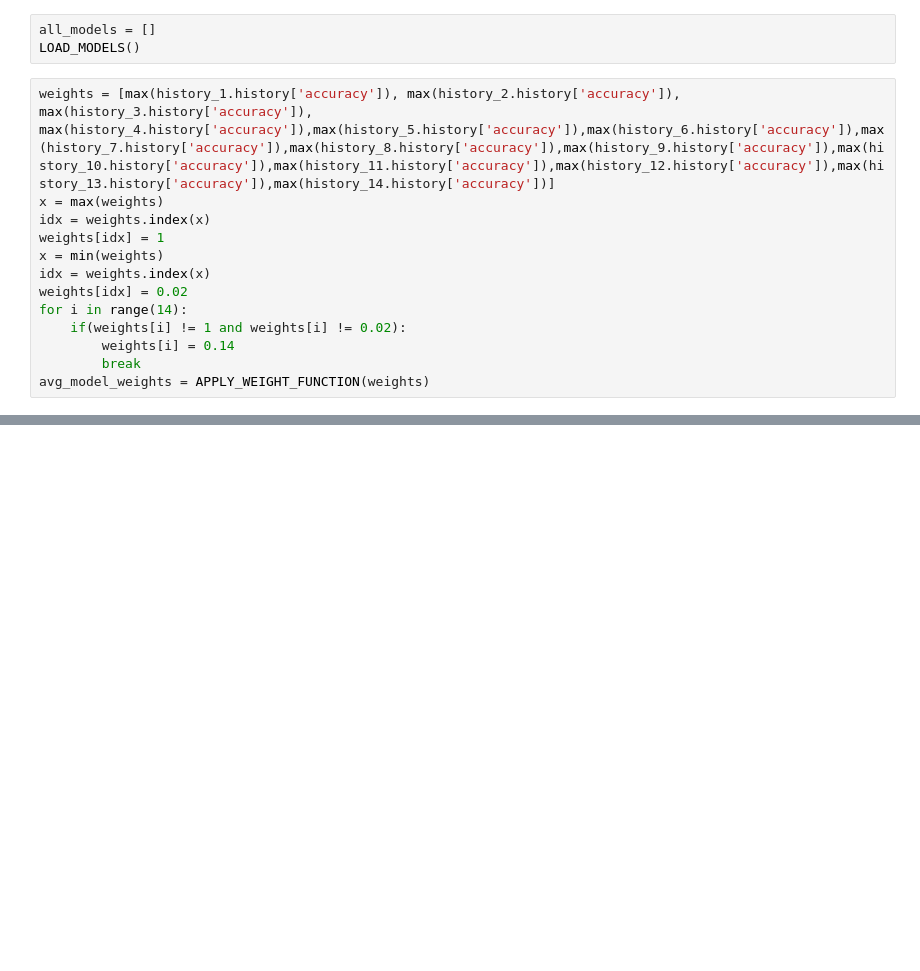
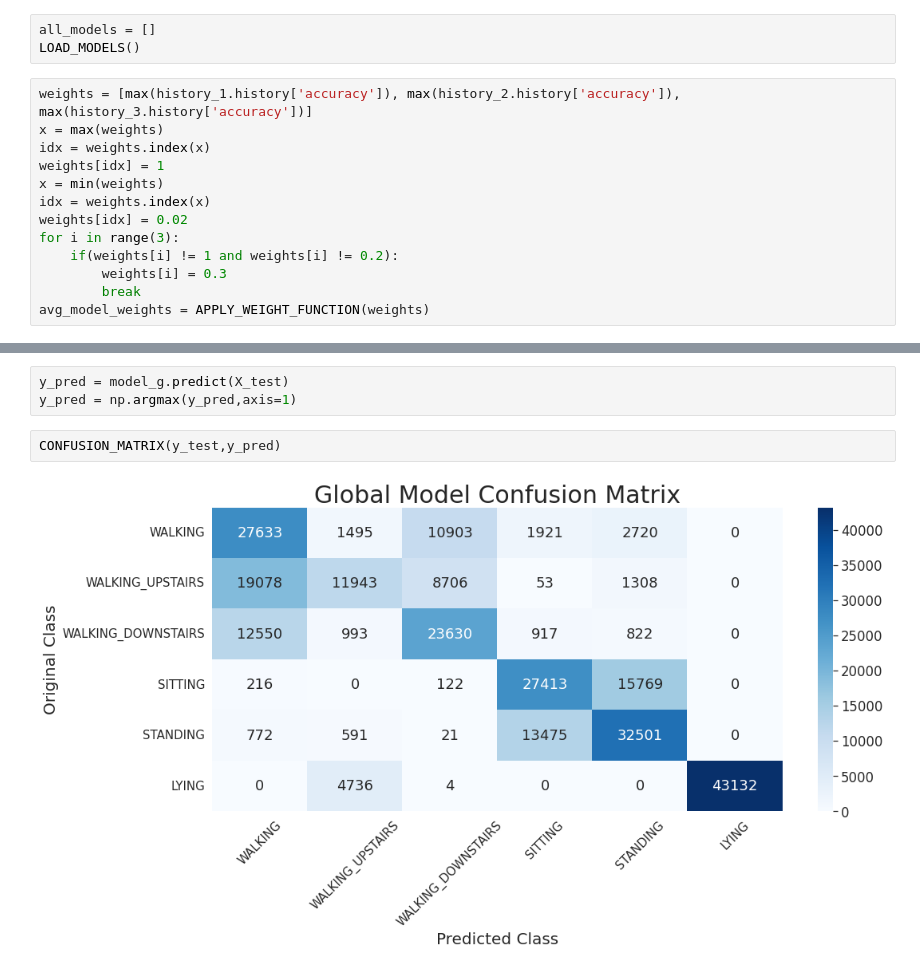
Before and after one commit to SaurabRauniyar/HAR-using-Federated-learning1, a Jupyter notebook: HAR_using_Federated_Learning(Skorea).ipynb, the cells around one changed output, grey strips where cells are left out. Drawn from its saved outputs; the diff is of its cells as text; blank space fills up the shorter version.

```diff
--- a/HAR_using_Federated_Learning(Skorea).ipynb
+++ b/HAR_using_Federated_Learning(Skorea).ipynb
@@ -755,15 +385,15 @@ _________________________________________________________________
 all_models = []
 LOAD_MODELS()
 # %%
-weights = [max(history_1.history['accuracy']), max(history_2.history['accuracy']), max(history_3.history['accuracy']), max(history_4.history['accuracy']),max(history_5.history['accuracy']),max(history_6.history['accuracy']),max(history_7.history['accuracy']),max(history_8.history['accuracy']),max(history_9.history['accuracy']),max(history_10.history['accuracy']),max(history_11.history['accuracy']),max(history_12.history['accuracy']),max(history_13.history['accuracy']),max(history_14.history['accuracy'])]
+weights = [max(history_1.history['accuracy']), max(history_2.history['accuracy']), max(history_3.history['accuracy'])]
 x = max(weights)
 idx = weights.index(x)
 weights[idx] = 1
 x = min(weights)
 idx = weights.index(x)
 weights[idx] = 0.02
-for i in range(14):
-    if(weights[i] != 1 and weights[i] != 0.02):
-        weights[i] = 0.14
+for i in range(3):
+    if(weights[i] != 1 and weights[i] != 0.2):
+        weights[i] = 0.3
         break
 avg_model_weights = APPLY_WEIGHT_FUNCTION(weights)
@@ -778,0 +407,7 @@ Global Model Accuracy: 49.8%
+# %%
+y_pred = model_g.predict(X_test)
+y_pred = np.argmax(y_pred,axis=1)
+# %%
+CONFUSION_MATRIX(y_test,y_pred)
+# %% [output]
+[figure, added]
```
Also changed, not shown: parts of 73 cells of this notebook.
